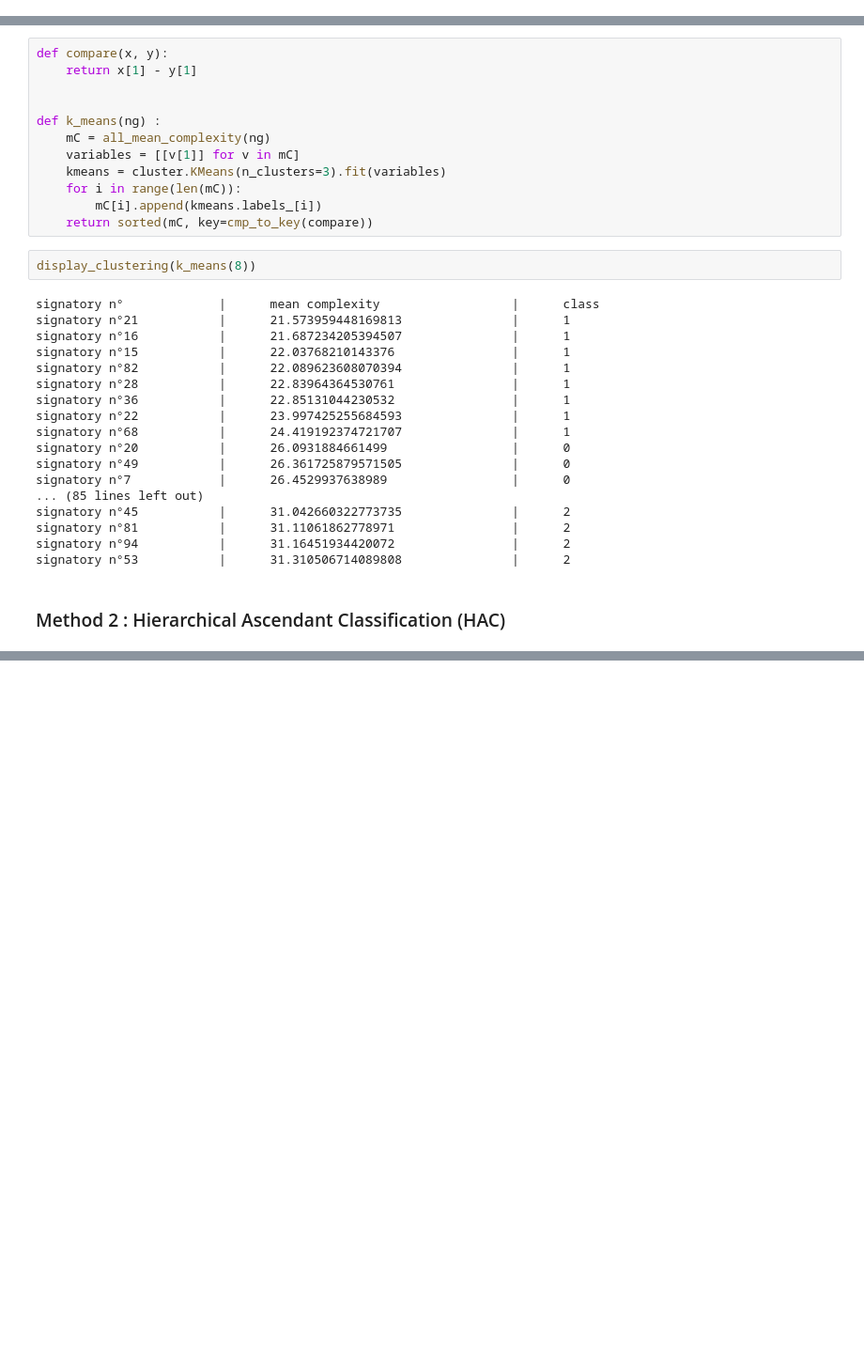
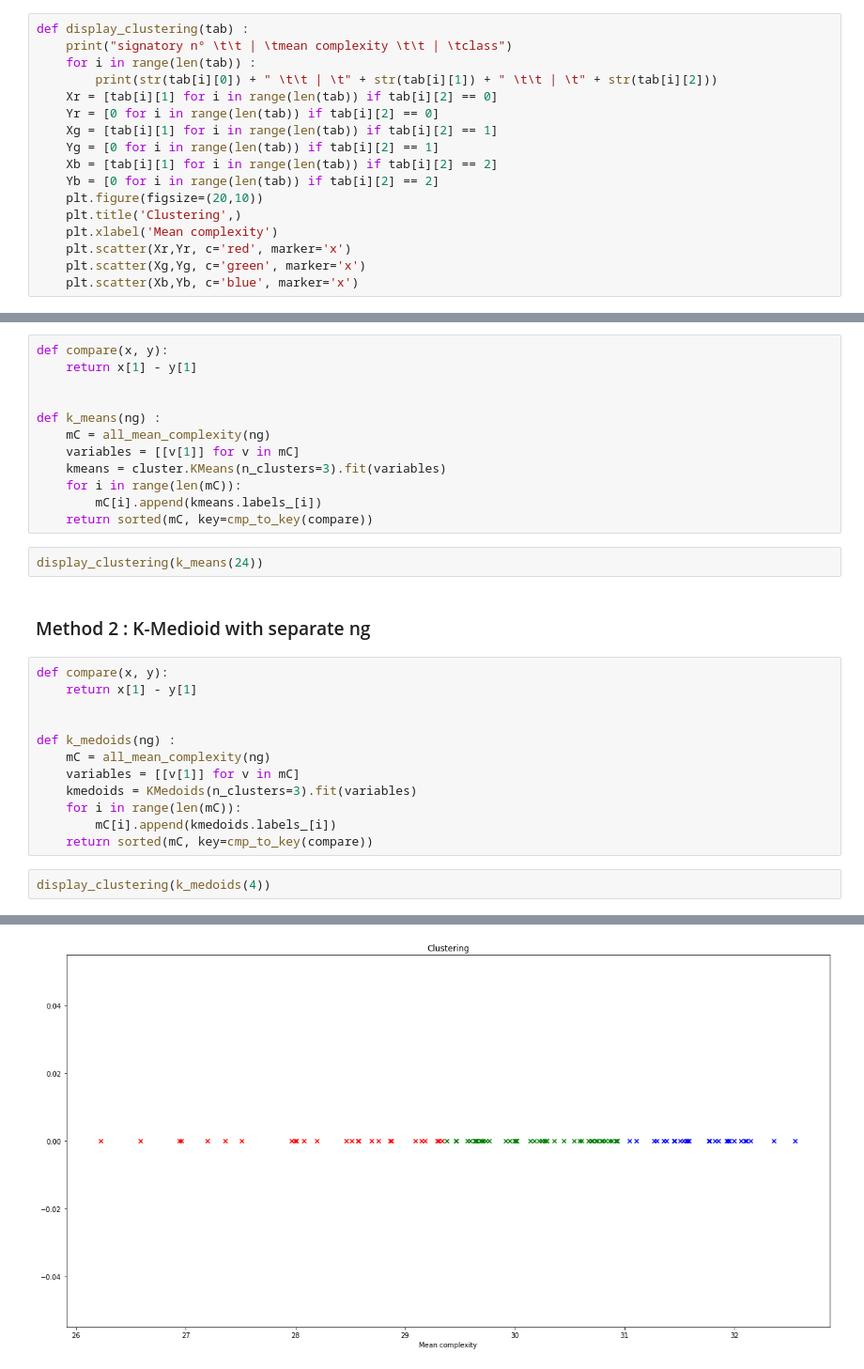
Before and after one commit to nordine-marie/signature-recognition-MCYT-100, a Jupyter notebook: main.ipynb, the cells around one changed output, grey strips where cells are left out. Shown: that part at 94% size. Cells and saved outputs as stored; diff of their text form; blank space fills up the shorter version.

```diff
--- a/main.ipynb
+++ b/main.ipynb
@@ -232,3 +186,20 @@ def display_clustering(tab) :
+# %%
+def display_clustering(tab) :
+    print("signatory n° \t\t | \tmean complexity \t\t | \tclass")
+    for i in range(len(tab)) :
+        print(str(tab[i][0]) + " \t\t | \t" + str(tab[i][1]) + " \t\t | \t" + str(tab[i][2]))
+    Xr = [tab[i][1] for i in range(len(tab)) if tab[i][2] == 0]
+    Yr = [0 for i in range(len(tab)) if tab[i][2] == 0]
+    Xg = [tab[i][1] for i in range(len(tab)) if tab[i][2] == 1]
+    Yg = [0 for i in range(len(tab)) if tab[i][2] == 1]
+    Xb = [tab[i][1] for i in range(len(tab)) if tab[i][2] == 2]
+    Yb = [0 for i in range(len(tab)) if tab[i][2] == 2]
+    plt.figure(figsize=(20,10))
+    plt.title('Clustering',)
+    plt.xlabel('Mean complexity')
+    plt.scatter(Xr,Yr, c='red', marker='x')
+    plt.scatter(Xg,Yg, c='green', marker='x')
+    plt.scatter(Xb,Yb, c='blue', marker='x')
 # %% [markdown]
 ### Method 1 : K-Means with separate ng
 # %%
@@ -244,24 +215,21 @@ def k_means(ng) :
         mC[i].append(kmeans.labels_[i])
     return sorted(mC, key=cmp_to_key(compare))
 # %%
-display_clustering(k_means(8))
+display_clustering(k_means(24))
-# %% [output]
-signatory n°             |      mean complexity                  |      class
-signatory n°21           |      21.573959448169813               |      1
-signatory n°16           |      21.687234205394507               |      1
-signatory n°15           |      22.03768210143376                |      1
-signatory n°82           |      22.089623608070394               |      1
-signatory n°28           |      22.83964364530761                |      1
-signatory n°36           |      22.85131044230532                |      1
-signatory n°22           |      23.997425255684593               |      1
-signatory n°68           |      24.419192374721707               |      1
-signatory n°20           |      26.0931884661499                 |      0
-signatory n°49           |      26.361725879571505               |      0
-signatory n°7            |      26.4529937638989                 |      0
-... (85 lines left out)
-signatory n°45           |      31.042660322773735               |      2
-signatory n°81           |      31.11061862778971                |      2
-signatory n°94           |      31.16451934420072                |      2
-signatory n°53           |      31.310506714089808               |      2
-# %% [markdown]
-### Method 2 : Hierarchical Ascendant Classification (HAC)
+# %% [markdown]
+### Method 2 : K-Medioid with separate ng
+# %%
+def compare(x, y):
+    return x[1] - y[1]
+
+
+def k_medoids(ng) :
+    mC = all_mean_complexity(ng)
+    variables = [[v[1]] for v in mC]
+    kmedoids = KMedoids(n_clusters=3).fit(variables)
+    for i in range(len(mC)):
+        mC[i].append(kmedoids.labels_[i])
+    return sorted(mC, key=cmp_to_key(compare))
+# %%
+display_clustering(k_medoids(4))
+# %% [output]
@@ -267,0 +253 @@ signatory n°53           |      31.310506714089808               |      2
+[figure, added]
```
Also changed, not shown: parts of 13 cells of this notebook.
